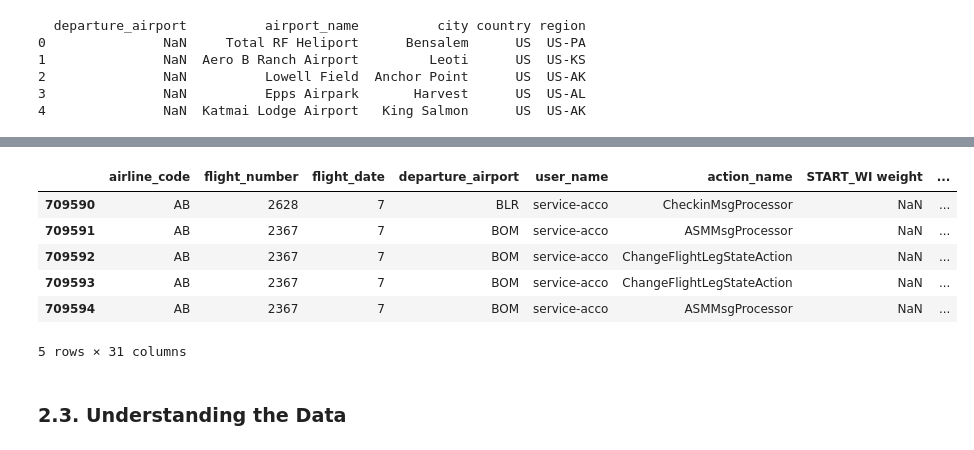
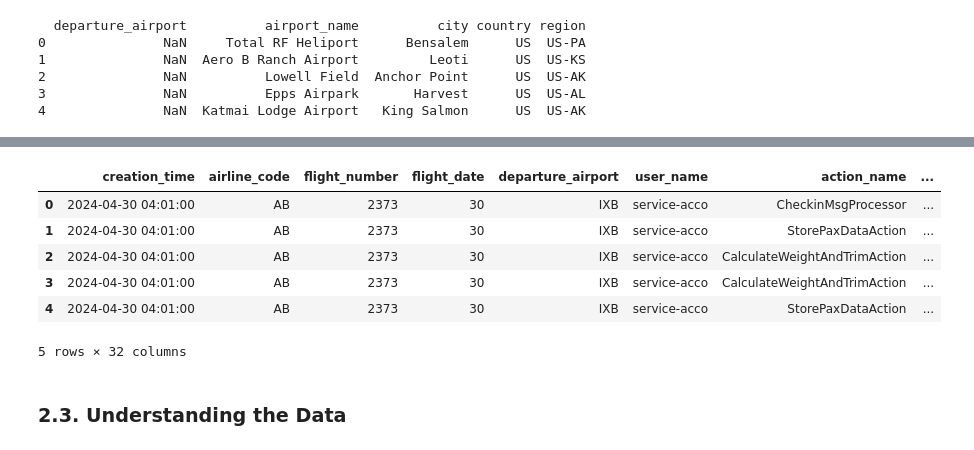
Before and after one commit to henrik-ra/Projektrealisierung, a Jupyter notebook: data_exp.ipynb, the cells around one changed output, grey strips where cells are left out. Cells and saved outputs as stored; diff of their text form; code cells hidden in the pictures.

```diff
--- a/data_exp.ipynb
+++ b/data_exp.ipynb
@@ -274,3 +273,5 @@ print(ourairports_data.head())
 2               NaN          Lowell Field  Anchor Point      US  US-AK
 3               NaN          Epps Airpark       Harvest      US  US-AL
 4               NaN  Katmai Lodge Airport   King Salmon      US  US-AK
+# %%
+data_cleaned_reset = data_cleaned.reset_index()
@@ -277,13 +294,13 @@ print(ourairports_data.head())
 # %%
-# Merge with airport_data to add airport name, city, and country
-data_enriched_full = data_cleaned.merge(ourairports_data, on='departure_airport', how='left')
+# Perform the merge
+data_enriched_full = data_cleaned_reset.merge(ourairports_data, on='departure_airport', how='left')
 # %%
-data_enriched_full.tail()
+data_enriched_full.head()
 # %% [output]
-|  | airline_code | flight_number | flight_date | departure_airport | user_name | action_name | START_WI weight | ... |
-| 709590 | AB | 2628 | 7 | BLR | service-acco | CheckinMsgProcessor | NaN | ... |
-| 709591 | AB | 2367 | 7 | BOM | service-acco | ASMMsgProcessor | NaN | ... |
-| 709592 | AB | 2367 | 7 | BOM | service-acco | ChangeFlightLegStateAction | NaN | ... |
-| 709593 | AB | 2367 | 7 | BOM | service-acco | ChangeFlightLegStateAction | NaN | ... |
-| 709594 | AB | 2367 | 7 | BOM | service-acco | ASMMsgProcessor | NaN | ... |
+|  | creation_time | airline_code | flight_number | flight_date | departure_airport | user_name | action_name | ... |
+| 0 | 2024-04-30 04:01:00 | AB | 2373 | 30 | IXB | service-acco | CheckinMsgProcessor | ... |
+| 1 | 2024-04-30 04:01:00 | AB | 2373 | 30 | IXB | service-acco | StorePaxDataAction | ... |
+| 2 | 2024-04-30 04:01:00 | AB | 2373 | 30 | IXB | service-acco | CalculateWeightAndTrimAction | ... |
+| 3 | 2024-04-30 04:01:00 | AB | 2373 | 30 | IXB | service-acco | CalculateWeightAndTrimAction | ... |
+| 4 | 2024-04-30 04:01:00 | AB | 2373 | 30 | IXB | service-acco | StorePaxDataAction | ... |
-5 rows × 31 columns
+5 rows × 32 columns
```
Also changed, not shown: parts of 8 cells of this notebook.
